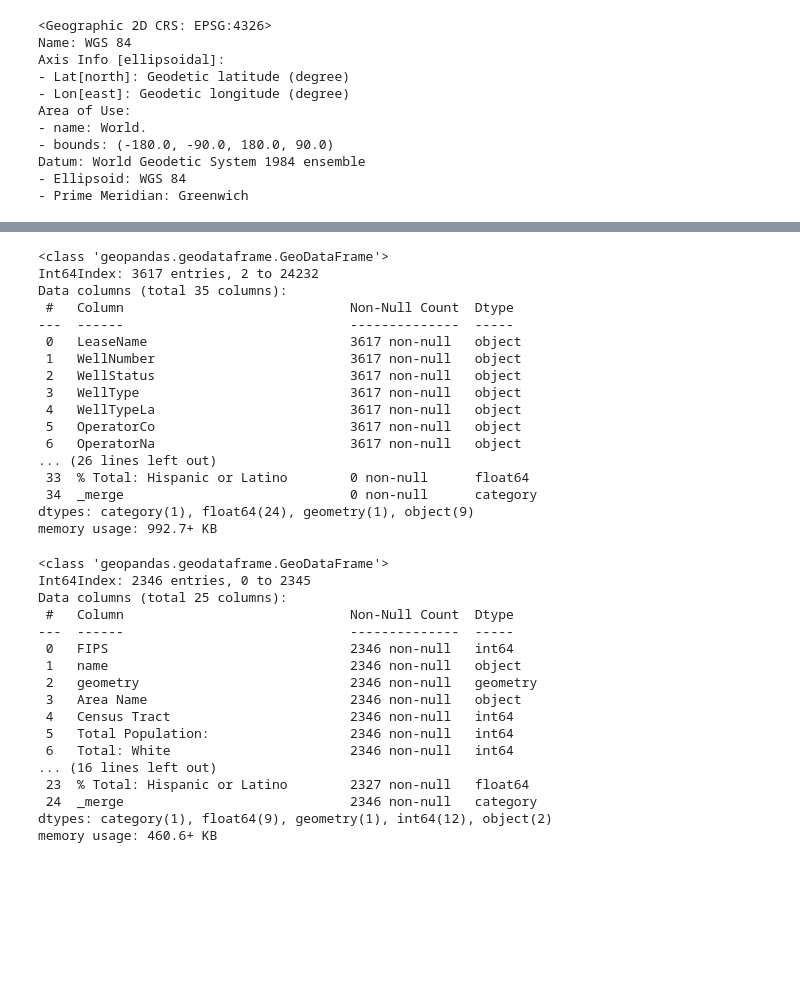
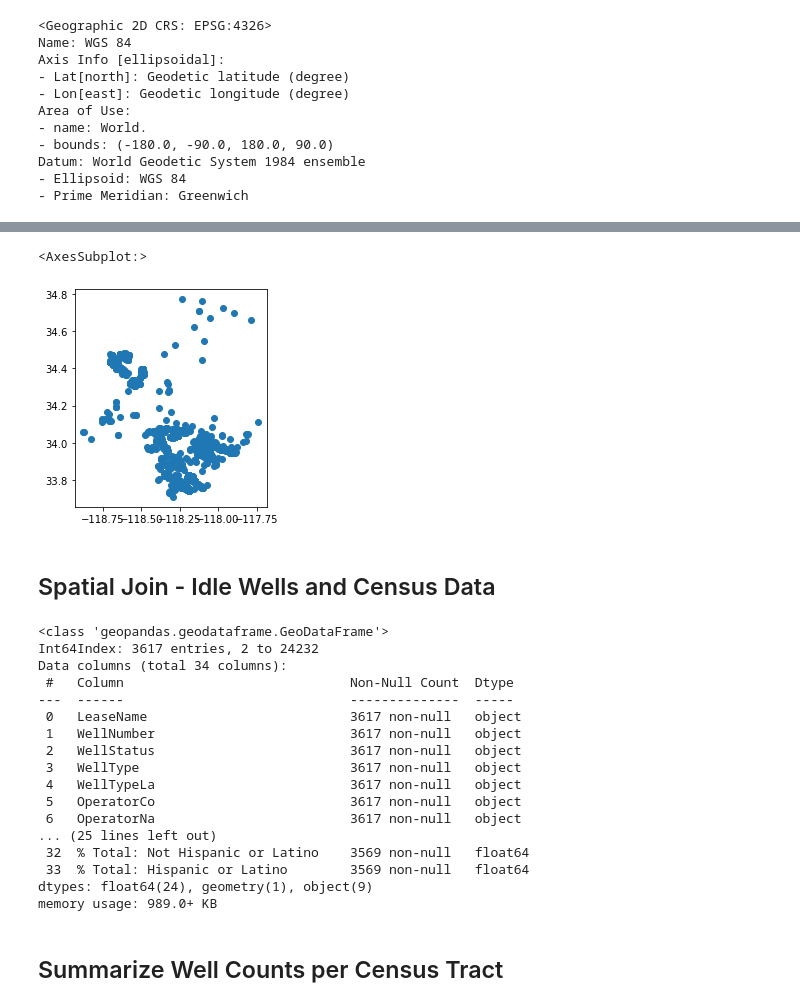
Before and after one commit to lillianmliang/pipelines, a Jupyter notebook: final/wells and race/idle wells and race.ipynb, the cells around one changed output, grey strips where cells are left out. Drawn from its saved outputs; the diff is of its cells as text; code cells hidden in the pictures; blank space fills up the shorter version.

Commit message:
Complete Idle Wells and Race Data Analysis

```diff
--- a/final/wells and race/idle wells and race.ipynb
+++ b/final/wells and race/idle wells and race.ipynb
@@ -69,5 +84,5 @@ geowells_web_mercator = geowells.to_crs(epsg=3857)
 # %%
-wellsIDLE=geowells_web_mercator.loc[geowells_web_mercator['WellStatus']=='Idle']
+wellsIDLE=geowells.loc[geowells['WellStatus']=='Idle']
 wellsIDLE.info()
 # %% [output]
 <class 'geopandas.geodataframe.GeoDataFrame'>
@@ -278,12 +269,17 @@ Datum: World Geodetic System 1984 ensemble
+# %%
+wellsIDLE.plot()
+# %% [output]
+<AxesSubplot:>
+[figure, added]
+# %% [markdown]
+## Spatial Join - Idle Wells and Census Data
 # %%
-# Do the spatial join
-
-join = gpd.sjoin(wellsIDLE, merged, how='left', op='within')
-join.info()
+wellsIdleFIPS = gpd.sjoin(wellsIDLE, merged, how='left', op='intersects')
+wellsIdleFIPS.info()
 # %% [output]
 <class 'geopandas.geodataframe.GeoDataFrame'>
 Int64Index: 3617 entries, 2 to 24232
-Data columns (total 35 columns):
+Data columns (total 34 columns):
  #   Column                             Non-Null Count  Dtype
 ---  ------                             --------------  -----
  0   LeaseName                          3617 non-null   object
@@ -293,28 +289,10 @@ Data columns (total 35 columns):
  4   WellTypeLa                         3617 non-null   object
  5   OperatorCo                         3617 non-null   object
  6   OperatorNa                         3617 non-null   object
-... (26 lines left out)
- 33  % Total: Hispanic or Latino        0 non-null      float64
- 34  _merge                             0 non-null      category
-dtypes: category(1), float64(24), geometry(1), object(9)
-memory usage: 992.7+ KB
+... (25 lines left out)
+ 32  % Total: Not Hispanic or Latino    3569 non-null   float64
+ 33  % Total: Hispanic or Latino        3569 non-null   float64
+dtypes: float64(24), geometry(1), object(9)
+memory usage: 989.0+ KB
-# %%
-merged.info()
-# %% [output]
-<class 'geopandas.geodataframe.GeoDataFrame'>
-Int64Index: 2346 entries, 0 to 2345
-Data columns (total 25 columns):
- #   Column                             Non-Null Count  Dtype
----  ------                             --------------  -----
- 0   FIPS                               2346 non-null   int64
- 1   name                               2346 non-null   object
- 2   geometry                           2346 non-null   geometry
- 3   Area Name                          2346 non-null   object
- 4   Census Tract                       2346 non-null   int64
- 5   Total Population:                  2346 non-null   int64
- 6   Total: White                       2346 non-null   int64
-... (16 lines left out)
- 23  % Total: Hispanic or Latino        2327 non-null   float64
- 24  _merge                             2346 non-null   category
-dtypes: category(1), float64(9), geometry(1), int64(12), object(2)
-memory usage: 460.6+ KB
+# %% [markdown]
+## Summarize Well Counts per Census Tract
```
Also changed, not shown: parts of 26 cells of this notebook.
